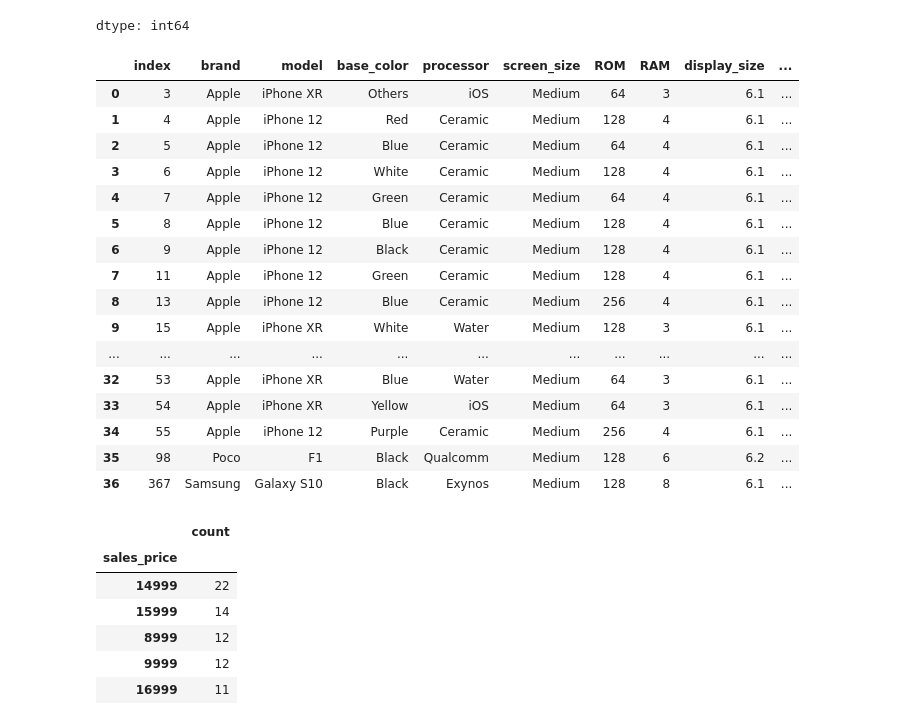
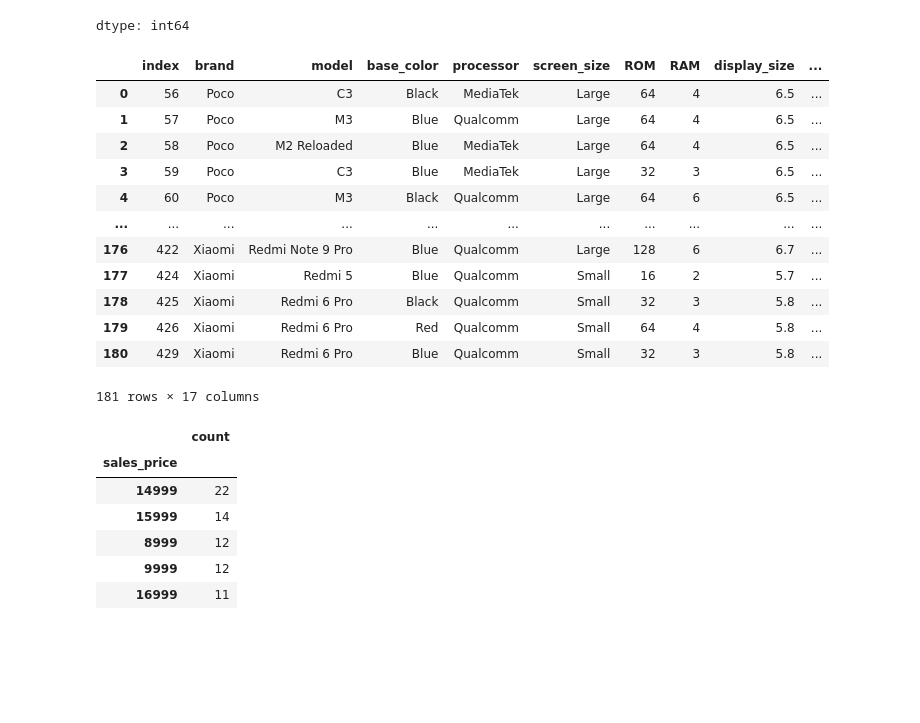
Before and after one commit to UthraCG/BizCardX-Extracting-Business-Card-Data-with-OCR, a Jupyter notebook: mobile_sales.ipynb, the cells around one changed output. Cells and saved outputs as stored; diff of their text form; code cells hidden in the pictures; blank space fills up the shorter version.

```diff
--- a/mobile_sales.ipynb
+++ b/mobile_sales.ipynb
@@ -251,27 +251,23 @@ df['ratings'].value_counts()
 | 3.8 | 1 |
 dtype: int64
 # %%
-dd=df[df['ratings']==4.6]
+dd=df[df['ratings']==4.3]
 dd.reset_index(inplace=True)
 dd
 # %% [output]
 |  | index | brand | model | base_color | processor | screen_size | ROM | RAM | display_size | ... |
-| 0 | 3 | Apple | iPhone XR | Others | iOS | Medium | 64 | 3 | 6.1 | ... |
-| 1 | 4 | Apple | iPhone 12 | Red | Ceramic | Medium | 128 | 4 | 6.1 | ... |
-| 2 | 5 | Apple | iPhone 12 | Blue | Ceramic | Medium | 64 | 4 | 6.1 | ... |
-| 3 | 6 | Apple | iPhone 12 | White | Ceramic | Medium | 128 | 4 | 6.1 | ... |
-| 4 | 7 | Apple | iPhone 12 | Green | Ceramic | Medium | 64 | 4 | 6.1 | ... |
-| 5 | 8 | Apple | iPhone 12 | Blue | Ceramic | Medium | 128 | 4 | 6.1 | ... |
-| 6 | 9 | Apple | iPhone 12 | Black | Ceramic | Medium | 128 | 4 | 6.1 | ... |
-| 7 | 11 | Apple | iPhone 12 | Green | Ceramic | Medium | 128 | 4 | 6.1 | ... |
-| 8 | 13 | Apple | iPhone 12 | Blue | Ceramic | Medium | 256 | 4 | 6.1 | ... |
-| 9 | 15 | Apple | iPhone XR | White | Water | Medium | 128 | 3 | 6.1 | ... |
+| 0 | 56 | Poco | C3 | Black | MediaTek | Large | 64 | 4 | 6.5 | ... |
+| 1 | 57 | Poco | M3 | Blue | Qualcomm | Large | 64 | 4 | 6.5 | ... |
+| 2 | 58 | Poco | M2 Reloaded | Blue | MediaTek | Large | 64 | 4 | 6.5 | ... |
+| 3 | 59 | Poco | C3 | Blue | MediaTek | Large | 32 | 3 | 6.5 | ... |
+| 4 | 60 | Poco | M3 | Black | Qualcomm | Large | 64 | 6 | 6.5 | ... |
 | ... | ... | ... | ... | ... | ... | ... | ... | ... | ... | ... |
-| 32 | 53 | Apple | iPhone XR | Blue | Water | Medium | 64 | 3 | 6.1 | ... |
-| 33 | 54 | Apple | iPhone XR | Yellow | iOS | Medium | 64 | 3 | 6.1 | ... |
-| 34 | 55 | Apple | iPhone 12 | Purple | Ceramic | Medium | 256 | 4 | 6.1 | ... |
-| 35 | 98 | Poco | F1 | Black | Qualcomm | Medium | 128 | 6 | 6.2 | ... |
-| 36 | 367 | Samsung | Galaxy S10 | Black | Exynos | Medium | 128 | 8 | 6.1 | ... |
+| 176 | 422 | Xiaomi | Redmi Note 9 Pro | Blue | Qualcomm | Large | 128 | 6 | 6.7 | ... |
+| 177 | 424 | Xiaomi | Redmi 5 | Blue | Qualcomm | Small | 16 | 2 | 5.7 | ... |
+| 178 | 425 | Xiaomi | Redmi 6 Pro | Black | Qualcomm | Small | 32 | 3 | 5.8 | ... |
+| 179 | 426 | Xiaomi | Redmi 6 Pro | Red | Qualcomm | Small | 64 | 4 | 5.8 | ... |
+| 180 | 429 | Xiaomi | Redmi 6 Pro | Blue | Qualcomm | Small | 32 | 3 | 5.8 | ... |
+181 rows × 17 columns
 # %%
 df.value_counts('sales_price')
 # %% [output]
```
Also changed, not shown: parts of 14 cells of this notebook.
